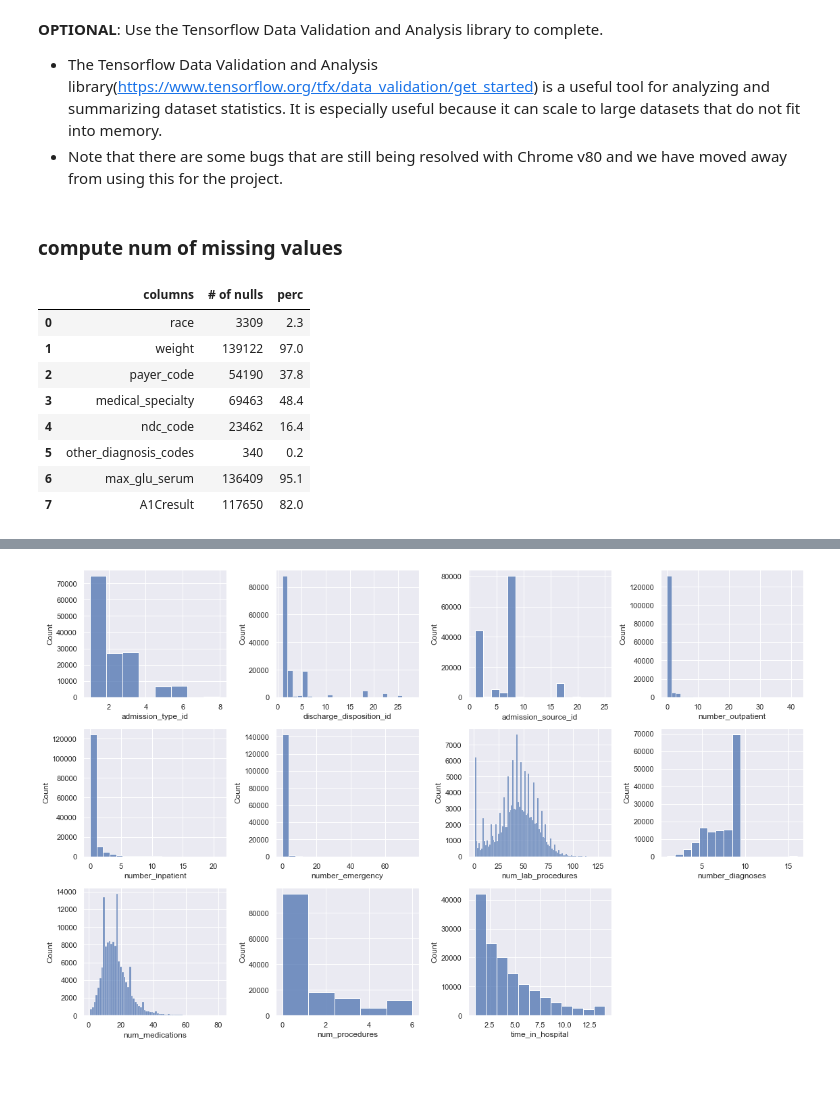
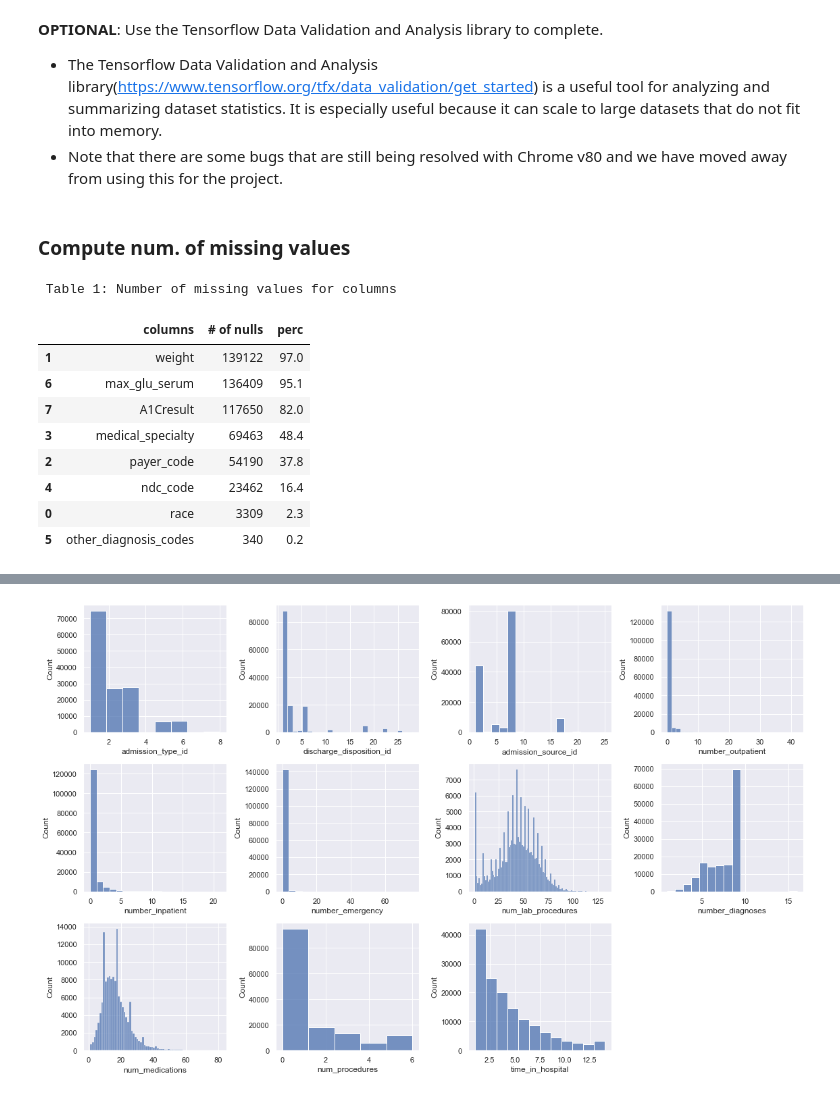
Before and after one commit to luigisaetta/uci-diabetes, a Jupyter notebook: project/starter_code/student_project.ipynb, the cells around one changed output, grey strips where cells are left out. Drawn from its saved outputs; the diff is of its cells as text; code cells hidden in the pictures.

```diff
--- a/project/starter_code/student_project.ipynb
+++ b/project/starter_code/student_project.ipynb
@@ -164,30 +150,31 @@ Number of distinct encounter: 101766
 - The Tensorflow Data Validation and Analysis library(https://www.tensorflow.org/tfx/data_validation/get_started) is a useful tool for analyzing and summarizing dataset statistics. It is especially useful because it can scale to large datasets that do not fit into memory.
 - Note that there are some bugs that are still being resolved with Chrome v80 and we have moved away from using this for the project.
 # %% [markdown]
-### compute num of missing values
+### Compute num. of missing values
 # %%
 # field with high number of missing value
-
 # we have missing values in: race, weight, payer_code, medical_specialty, other_diagnosis_code, ndc_code, max_glu_serum, A1CResult
 
-# fields where missing values have been codified as ?
-vet_col = ['race', 'weight', 'payer_code', 'medical_specialty', 'ndc_code',
-       'other_diagnosis_codes','max_glu_serum','A1Cresult']
+vet_col = ['race', 'weight', 'payer_code', 'medical_specialty', 'ndc_code', 'other_diagnosis_codes','max_glu_serum','A1Cresult']
 # char used to code null
 vet_char_null = ['?','?','?','?','?', '?|?', 'None', 'None']
 
 # in student_utils
 df_null = count_missing_values(df, vet_char_null, vet_col)
 
+# show in decreasing order
+print('\n Table 1: Number of missing values for columns')
+df_null.sort_values(by=['perc'], axis=0, ascending=False, inplace=True)
 df_null.head(len(vet_col))
 # %% [output]
+ Table 1: Number of missing values for columns
 |  | columns | # of nulls | perc |
-| 0 | race | 3309 | 2.3 |
 | 1 | weight | 139122 | 97.0 |
-| 2 | payer_code | 54190 | 37.8 |
-| 3 | medical_specialty | 69463 | 48.4 |
-| 4 | ndc_code | 23462 | 16.4 |
-| 5 | other_diagnosis_codes | 340 | 0.2 |
 | 6 | max_glu_serum | 136409 | 95.1 |
 | 7 | A1Cresult | 117650 | 82.0 |
+| 3 | medical_specialty | 69463 | 48.4 |
+| 2 | payer_code | 54190 | 37.8 |
+| 4 | ndc_code | 23462 | 16.4 |
+| 0 | race | 3309 | 2.3 |
+| 5 | other_diagnosis_codes | 340 | 0.2 |
 # %% [markdown]
```
Also changed, not shown: parts of 78 cells of this notebook, 2 other files.
